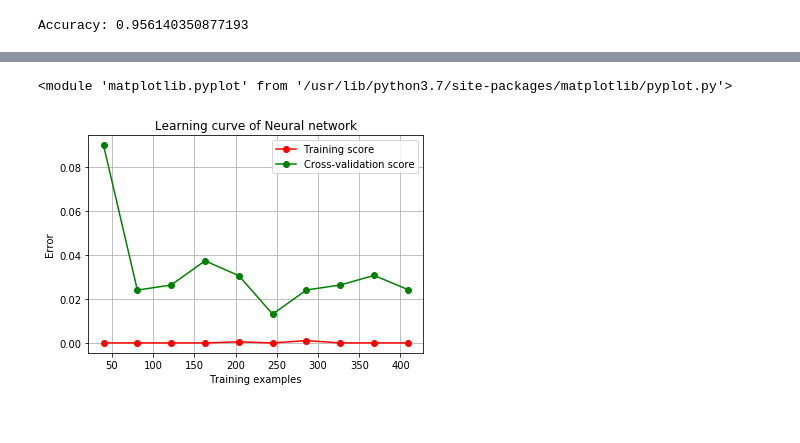
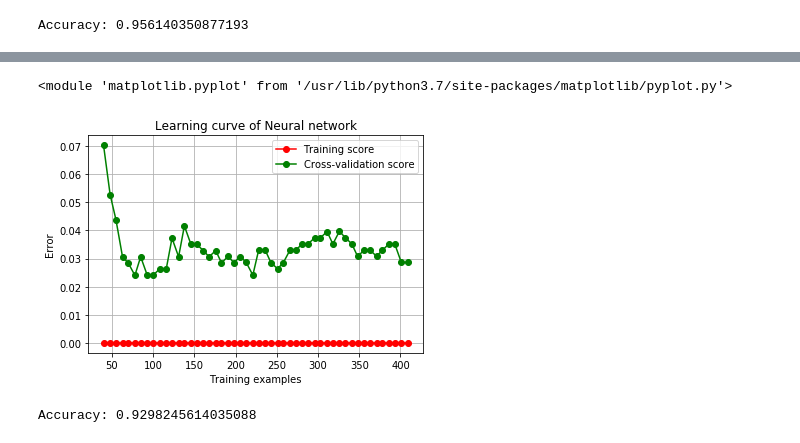
Before and after one commit to ffurkanhas/MachineLearning-Hw2, a Jupyter notebook: Fatih_Furkan_Has_141101024.ipynb, the cells around one changed output, grey strips where cells are left out. Cells and saved outputs as stored; diff of their text form; code cells hidden in the pictures.

Commit message:
neural network is added

```diff
--- a/Fatih_Furkan_Has_141101024.ipynb
+++ b/Fatih_Furkan_Has_141101024.ipynb
@@ -252,6 +252,10 @@ print("Accuracy:",metrics.accuracy_score(y_test, y_pred3))
 Accuracy: 0.956140350877193
 # %%
 from sklearn import neural_network
-parameters = {'solver': ['lbfgs'], 'max_iter': [500,1000,1500], 'alpha': 10.0 ** -np.arange(1, 7), 'hidden_layer_sizes':np.arange(5, 12), 'random_state':[0,1,2,3,4,5,6,7,8,9]}
-grid_search_neural_network = grid_search_model(neural_network.MLPClassifier(), X_train, y_train, parameters, 10)
+neural_grid_params = {'solver': ['lbfgs'],
+              'max_iter': [500,1000,1500],
+              'alpha': 10.0 ** -np.arange(1, 7),
+              'hidden_layer_sizes':np.arange(5, 12),
+              'random_state':[0,1,2,3,4,5,6,7,8,9]}
+grid_search_neural_network = grid_search_model(neural_network.MLPClassifier(), X_train, y_train, parameters, kfold)
 # %% [output]
@@ -267,19 +276,21 @@ grid_search_neural_network.best_params_
 # %%
 alpha = grid_search_neural_network.best_params_['alpha']
 hidden_layer_sizes = grid_search_neural_network.best_params_['hidden_layer_sizes']
 max_iter = grid_search_neural_network.best_params_['max_iter']
 random_state = grid_search_neural_network.best_params_['random_state']
 solver = grid_search_neural_network.best_params_['solver']
 
 neuralNetwork = neural_network.MLPClassifier(alpha=alpha, hidden_layer_sizes=hidden_layer_sizes,
                                              max_iter=max_iter, random_state=random_state, solver=solver)
-train_size=np.linspace(0.1,1, 10)
-learning_curve_model(neuralNetwork, "Neural network", X_train, y_train, 10, train_size)
+train_size=np.linspace(0.1,1, 50)
+learning_curve_model(neuralNetwork, "Neural network", X_train, y_train, kfold, train_size)
 # %% [output]
 <module 'matplotlib.pyplot' from '/usr/lib/python3.7/site-packages/matplotlib/pyplot.py'>
-[figure, old version]
+[figure, new version]
 # %%
 neuralNetwork.fit(X_train, y_train)
-y_pred4 = randomForest.predict(X_test)
+y_pred4 = neuralNetwork.predict(X_test)
 from sklearn import metrics
 print("Accuracy:",metrics.accuracy_score(y_test, y_pred4))
+# %% [output]
+Accuracy: 0.9298245614035088
```
Also changed, not shown: parts of 7 cells of this notebook, 1 other file.
